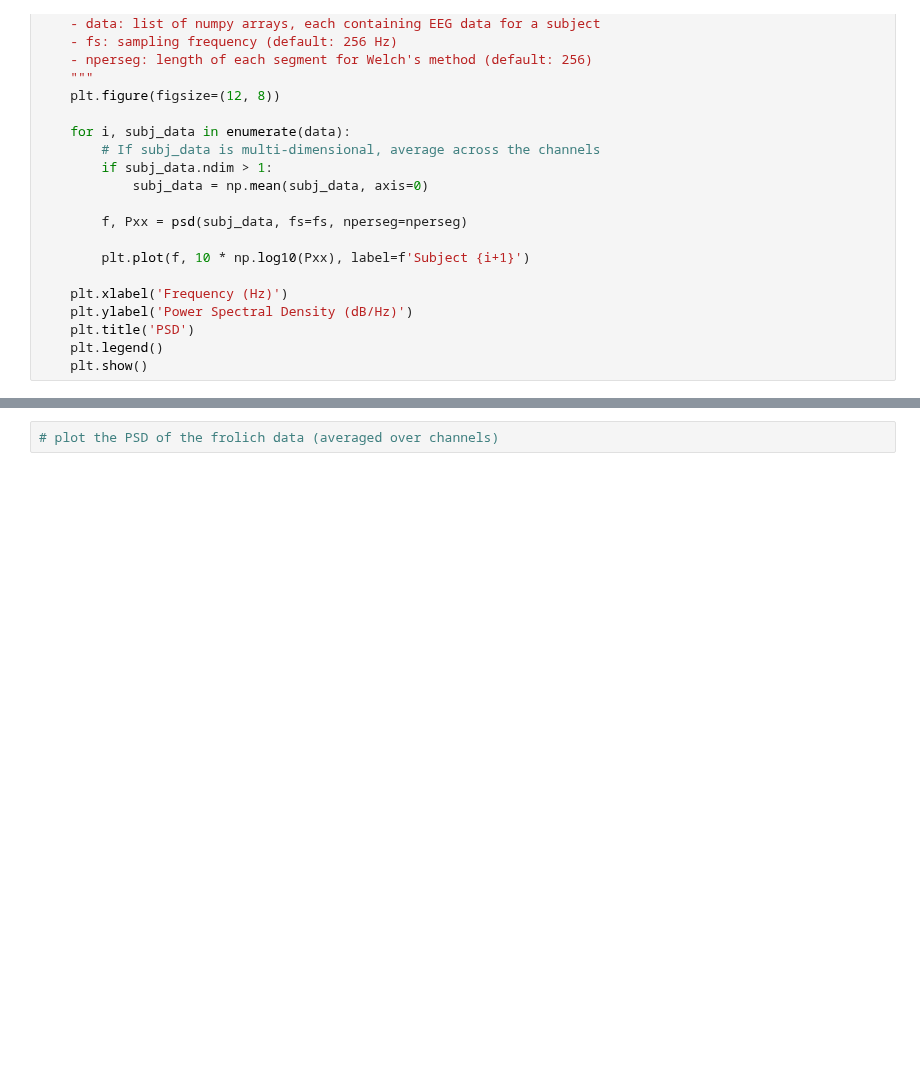
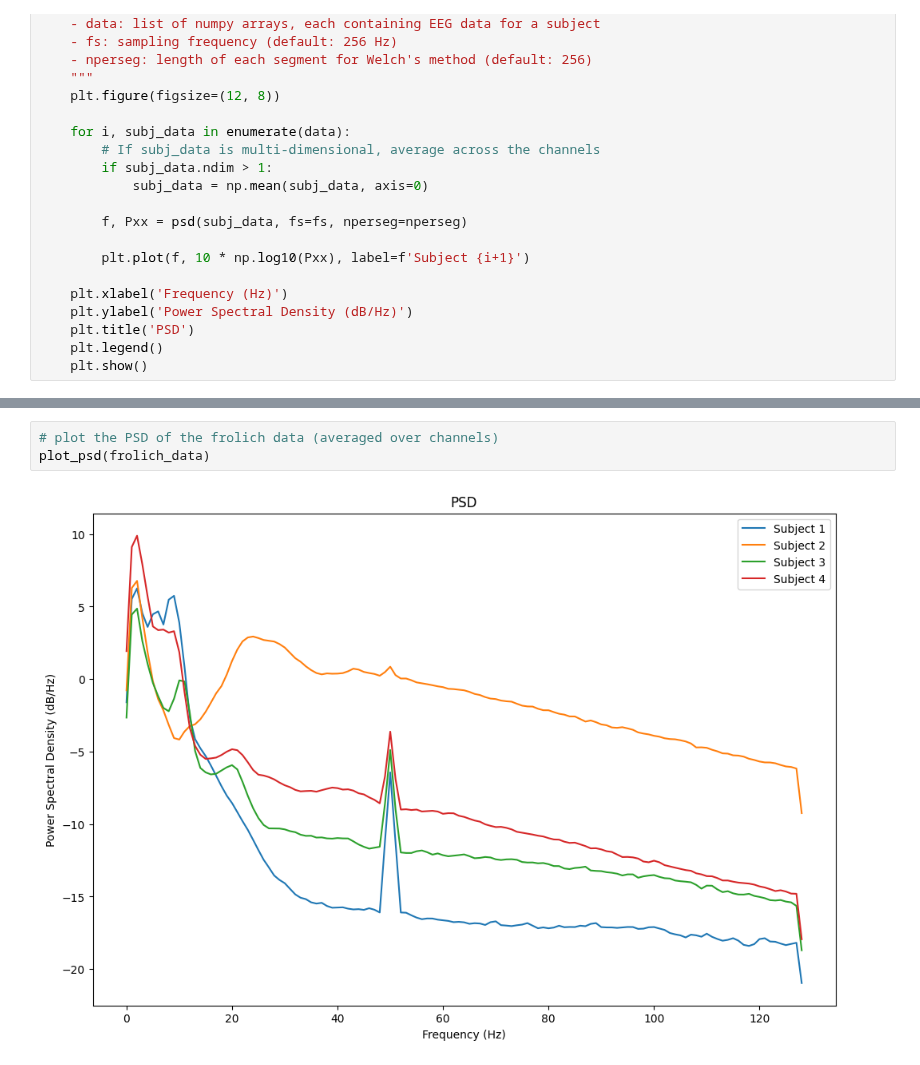
Before and after one commit to cniel-ud/ICWaves, a Jupyter notebook: notebooks/cmmn_viz_test.ipynb, the cells around one changed output, grey strips where cells are left out. Cells and saved outputs as stored; diff of their text form; blank space fills up the shorter version.

```diff
--- a/notebooks/cmmn_viz_test.ipynb
+++ b/notebooks/cmmn_viz_test.ipynb
@@ -118,2 +241,5 @@ plt.figure(figsize=(12, 8))
 # %%
 # plot the PSD of the frolich data (averaged over channels)
+plot_psd(frolich_data)
+# %% [output]
+[figure, added]
```
Also changed, not shown: parts of 11 cells of this notebook.
